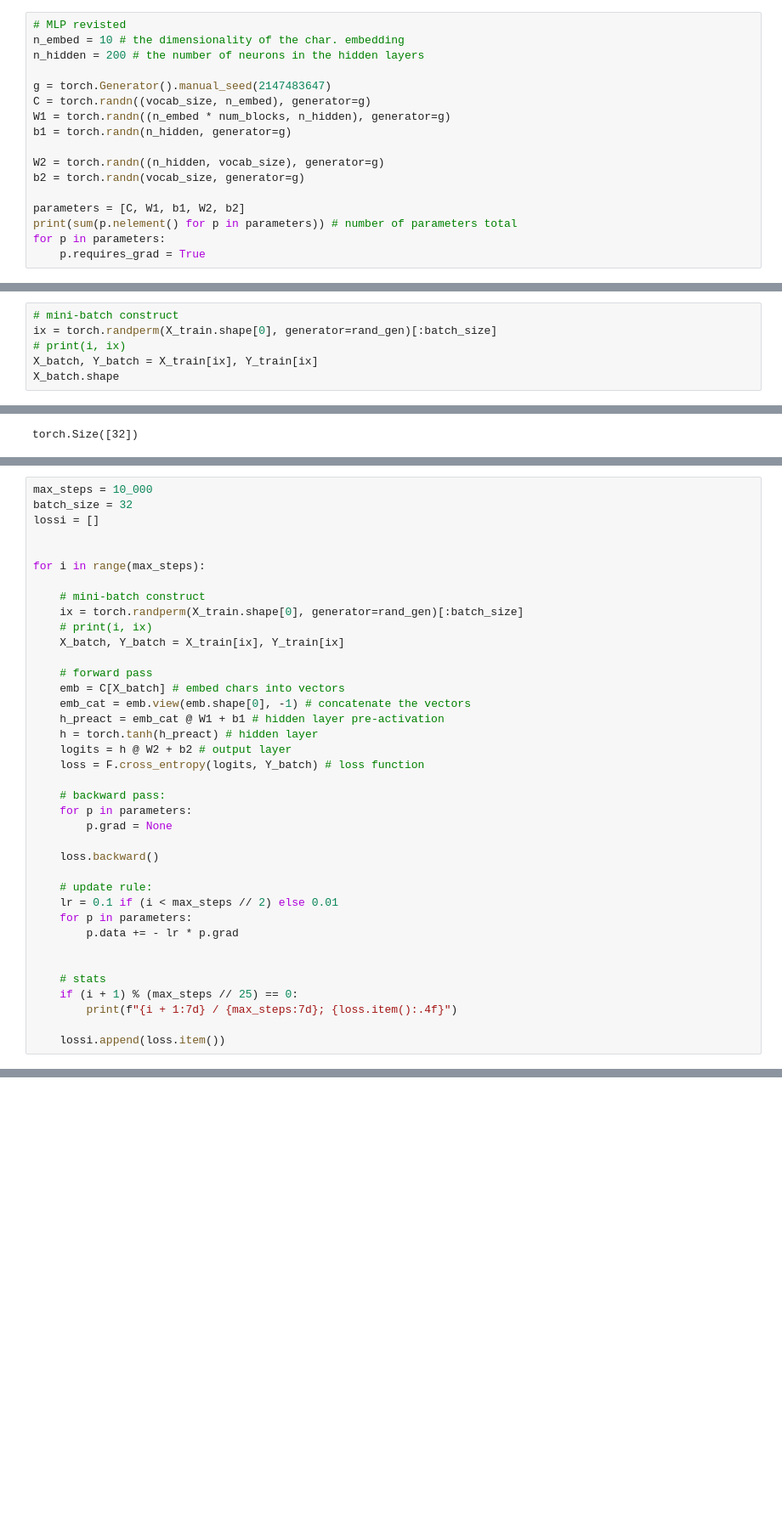
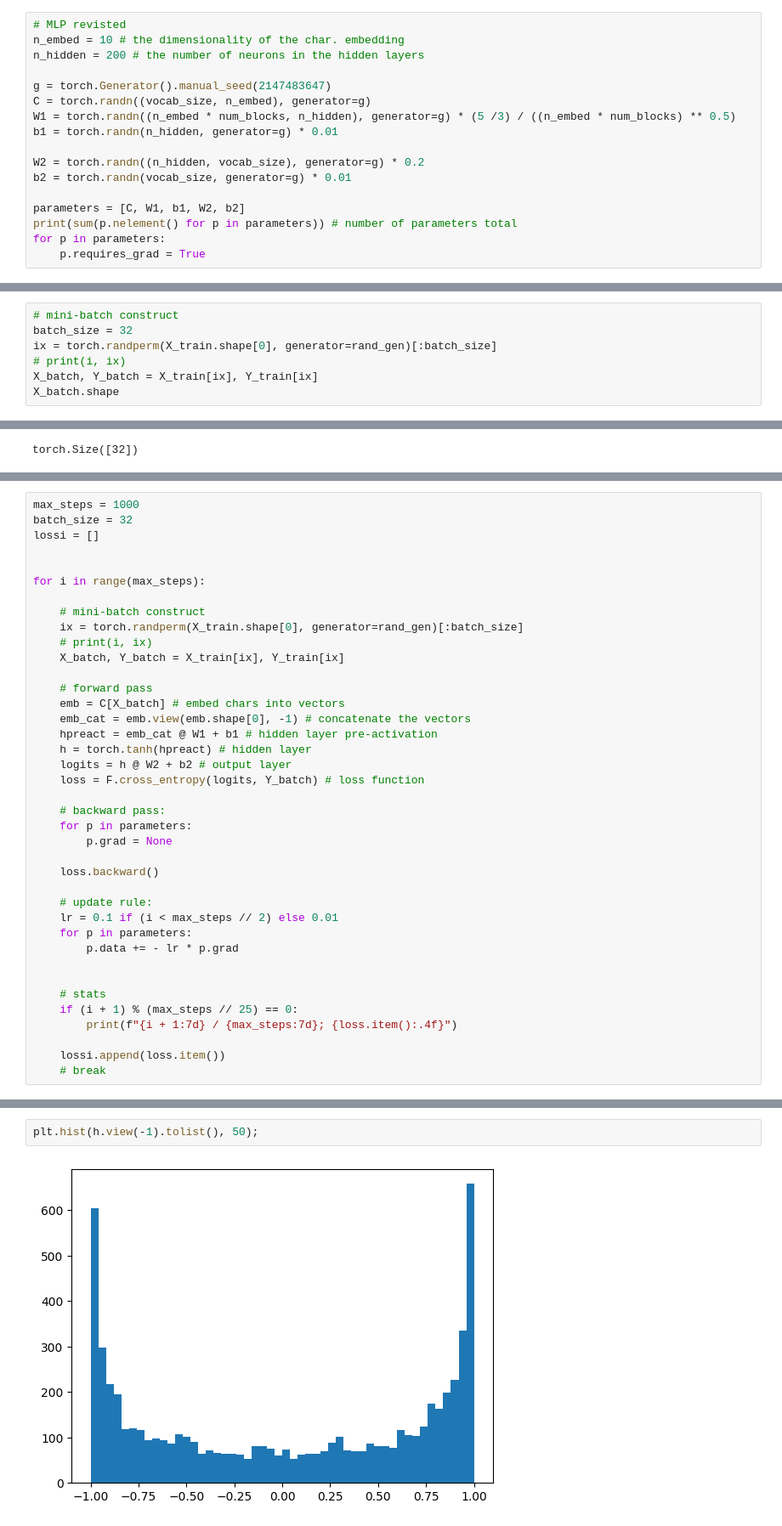
Before and after one commit to h2oduct/nn-zero-to-hero, a Jupyter notebook: lectures/makemore/self_makemore_part3_bn.ipynb, the cells around one changed output, grey strips where cells are left out. Shown at 85% size. Saved outputs shown, nothing was run; the diff lists cells and outputs as text; blank space fills up the shorter version.

```diff
--- a/lectures/makemore/self_makemore_part3_bn.ipynb
+++ b/lectures/makemore/self_makemore_part3_bn.ipynb
@@ -199,11 +204,11 @@ n_hidden = 200 # the number of neurons in the hidden layers
 
 g = torch.Generator().manual_seed(2147483647)
 C = torch.randn((vocab_size, n_embed), generator=g)
-W1 = torch.randn((n_embed * num_blocks, n_hidden), generator=g)
-b1 = torch.randn(n_hidden, generator=g)
+W1 = torch.randn((n_embed * num_blocks, n_hidden), generator=g) * (5 /3) / ((n_embed * num_blocks) ** 0.5)
+b1 = torch.randn(n_hidden, generator=g) * 0.01
 
-W2 = torch.randn((n_hidden, vocab_size), generator=g)
-b2 = torch.randn(vocab_size, generator=g)
+W2 = torch.randn((n_hidden, vocab_size), generator=g) * 0.2
+b2 = torch.randn(vocab_size, generator=g) * 0.01
 
 parameters = [C, W1, b1, W2, b2]
 print(sum(p.nelement() for p in parameters)) # number of parameters total
@@ -237,6 +242,7 @@ X_train.shape[0]
 182516
 # %%
 # mini-batch construct
+batch_size = 32
 ix = torch.randperm(X_train.shape[0], generator=rand_gen)[:batch_size]
 # print(i, ix)
 X_batch, Y_batch = X_train[ix], Y_train[ix]
@@ -362,5 +372,5 @@ torch.Size([32])
 # %%
-max_steps = 10_000
+max_steps = 1000
 batch_size = 32
 lossi = []
 
@@ -375,8 +385,8 @@ for i in range(max_steps):
     # forward pass
     emb = C[X_batch] # embed chars into vectors
     emb_cat = emb.view(emb.shape[0], -1) # concatenate the vectors
-    h_preact = emb_cat @ W1 + b1 # hidden layer pre-activation
-    h = torch.tanh(h_preact) # hidden layer
+    hpreact = emb_cat @ W1 + b1 # hidden layer pre-activation
+    h = torch.tanh(hpreact) # hidden layer
     logits = h @ W2 + b2 # output layer
     loss = F.cross_entropy(logits, Y_batch) # loss function
 
@@ -397,4 +407,5 @@ for i in range(max_steps):
         print(f"{i + 1:7d} / {max_steps:7d}; {loss.item():.4f}")
 
     lossi.append(loss.item())
+    # break
 # %% [output]
@@ -417,0 +441,4 @@ for i in range(max_steps):
+# %%
+plt.hist(h.view(-1).tolist(), 50);
+# %% [output]
+[figure, added]
```
Also changed, not shown: parts of 41 cells of this notebook.
